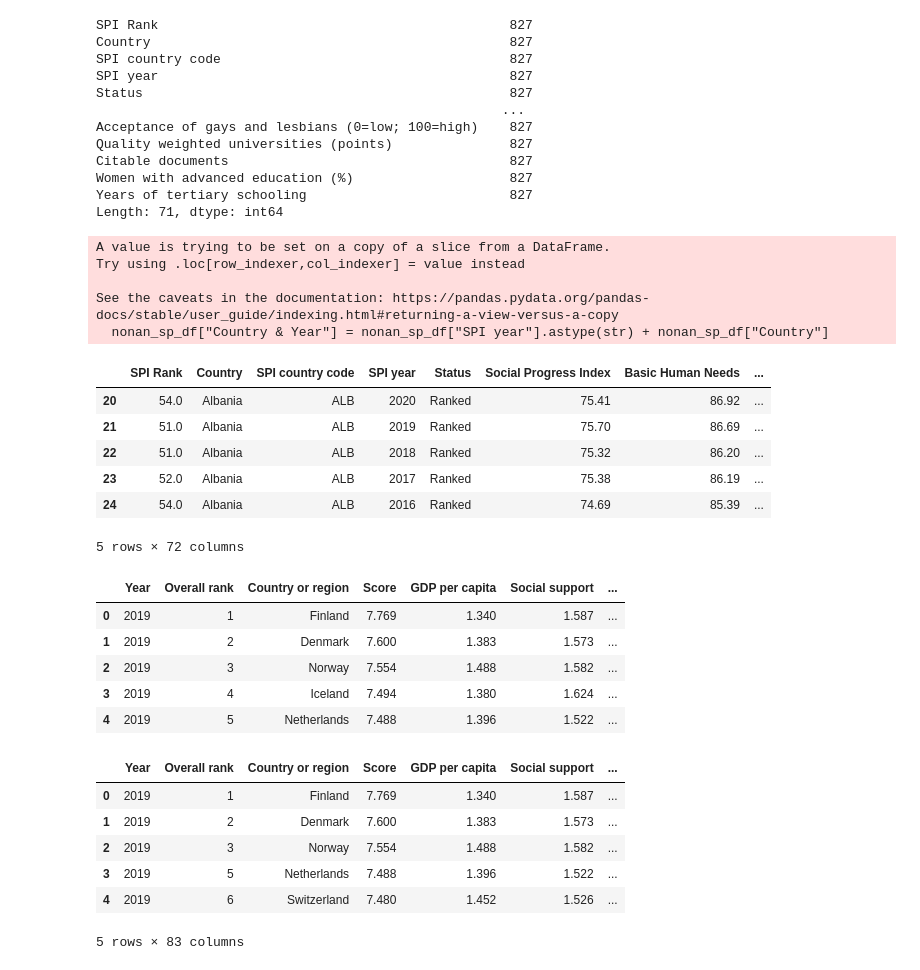
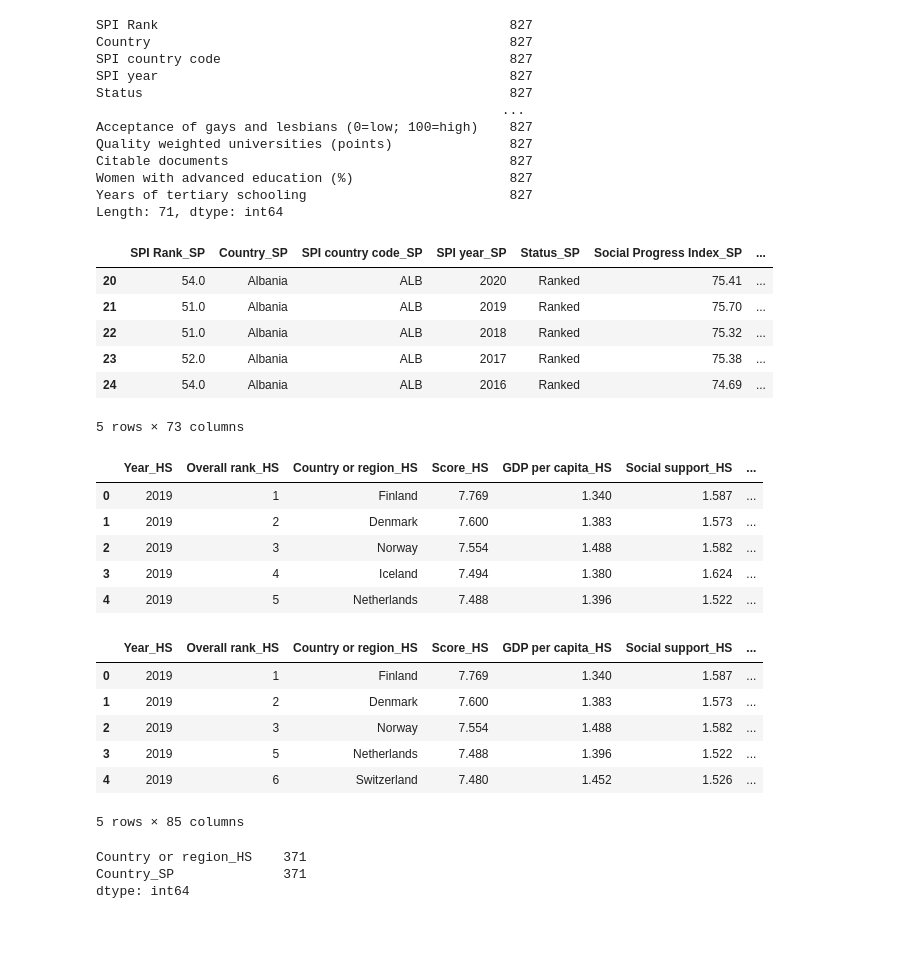
Before and after one commit to chrispope12391/Project-1-, a Jupyter notebook: Project 1, Team 5 - Data Cleaning Notebook.ipynb, the cells around one changed output. Drawn from its saved outputs; the diff is of its cells as text; code cells hidden in the pictures; blank space fills up the shorter version.

Commit message:
Added suffixes to merge.csv via jupyter notebook

```diff
--- a/Project 1, Team 5 - Data Cleaning Notebook.ipynb
+++ b/Project 1, Team 5 - Data Cleaning Notebook.ipynb
@@ -78,29 +78,28 @@ Citable documents                                    827
 Women with advanced education (%)                    827
 Years of tertiary schooling                          827
 Length: 71, dtype: int64
+# %%
+# Note which columns come from which df for post merge file
+suffix_hs_df = hs_df.add_suffix("_HS")
+suffix_nonan_sp_df = nonan_sp_df.add_suffix("_SP")
 # %%
 # Create target column to merge dataframes on year and country
-nonan_sp_df["Country & Year"] = nonan_sp_df["SPI year"].astype(str) + nonan_sp_df["Country"]
-nonan_sp_df.head()
+suffix_nonan_sp_df["Country & Year"] = suffix_nonan_sp_df["SPI year_SP"].astype(str) + suffix_nonan_sp_df["Country_SP"]
+suffix_nonan_sp_df.head()
 # %% [output]
+|  | SPI Rank_SP | Country_SP | SPI country code_SP | SPI year_SP | Status_SP | Social Progress Index_SP | ... |
+| 20 | 54.0 | Albania | ALB | 2020 | Ranked | 75.41 | ... |
+| 21 | 51.0 | Albania | ALB | 2019 | Ranked | 75.70 | ... |
+| 22 | 51.0 | Albania | ALB | 2018 | Ranked | 75.32 | ... |
+| 23 | 52.0 | Albania | ALB | 2017 | Ranked | 75.38 | ... |
+| 24 | 54.0 | Albania | ALB | 2016 | Ranked | 74.69 | ... |
-A value is trying to be set on a copy of a slice from a DataFrame.
-Try using .loc[row_indexer,col_indexer] = value instead
-
-See the caveats in the documentation: https://pandas.pydata.org/pandas-docs/stable/user_guide/indexing.html#returning-a-view-versus-a-copy
-  nonan_sp_df["Country & Year"] = nonan_sp_df["SPI year"].astype(str) + nonan_sp_df["Country"]
+5 rows × 73 columns
-|  | SPI Rank | Country | SPI country code | SPI year | Status | Social Progress Index | Basic Human Needs | ... |
-| 20 | 54.0 | Albania | ALB | 2020 | Ranked | 75.41 | 86.92 | ... |
-| 21 | 51.0 | Albania | ALB | 2019 | Ranked | 75.70 | 86.69 | ... |
-| 22 | 51.0 | Albania | ALB | 2018 | Ranked | 75.32 | 86.20 | ... |
-| 23 | 52.0 | Albania | ALB | 2017 | Ranked | 75.38 | 86.19 | ... |
-| 24 | 54.0 | Albania | ALB | 2016 | Ranked | 74.69 | 85.39 | ... |
-5 rows × 72 columns
 # %%
 # Create target column to merge dataframes on year and country
-hs_df["Country & Year"] = hs_df["Year"].astype(str) + hs_df["Country or region"]
-hs_df.head()
+suffix_hs_df["Country & Year"] = suffix_hs_df["Year_HS"].astype(str) + suffix_hs_df["Country or region_HS"]
+suffix_hs_df.head()
 # %% [output]
-|  | Year | Overall rank | Country or region | Score | GDP per capita | Social support | ... |
+|  | Year_HS | Overall rank_HS | Country or region_HS | Score_HS | GDP per capita_HS | Social support_HS | ... |
 | 0 | 2019 | 1 | Finland | 7.769 | 1.340 | 1.587 | ... |
 | 1 | 2019 | 2 | Denmark | 7.600 | 1.383 | 1.573 | ... |
 | 2 | 2019 | 3 | Norway | 7.554 | 1.488 | 1.582 | ... |
@@ -108,16 +107,23 @@ hs_df.head()
 | 4 | 2019 | 5 | Netherlands | 7.488 | 1.396 | 1.522 | ... |
 # %%
 # Merge data to only include countries that have data in both Social Progress and Happiness Score dfs
-merge_df = pd.merge(hs_df, nonan_sp_df, on="Country & Year")
+merge_df = pd.merge(suffix_hs_df, suffix_nonan_sp_df, on="Country & Year")
 merge_df.head()
 # %% [output]
-|  | Year | Overall rank | Country or region | Score | GDP per capita | Social support | ... |
+|  | Year_HS | Overall rank_HS | Country or region_HS | Score_HS | GDP per capita_HS | Social support_HS | ... |
 | 0 | 2019 | 1 | Finland | 7.769 | 1.340 | 1.587 | ... |
 | 1 | 2019 | 2 | Denmark | 7.600 | 1.383 | 1.573 | ... |
 | 2 | 2019 | 3 | Norway | 7.554 | 1.488 | 1.582 | ... |
 | 3 | 2019 | 5 | Netherlands | 7.488 | 1.396 | 1.522 | ... |
 | 4 | 2019 | 6 | Switzerland | 7.480 | 1.452 | 1.526 | ... |
-5 rows × 83 columns
+5 rows × 85 columns
 # %%
 # Export file as a CSV, without the Pandas index, but with the header
 merge_df.to_csv("Data/merge.csv", index=False, header=True)
+# %%
+country_compare_df = merge_df[['Country or region_HS', 'Country_SP']]
+country_compare_df.count()
+# %% [output]
+Country or region_HS    371
+Country_SP              371
+dtype: int64
```
Also changed, not shown: 1 other file.
